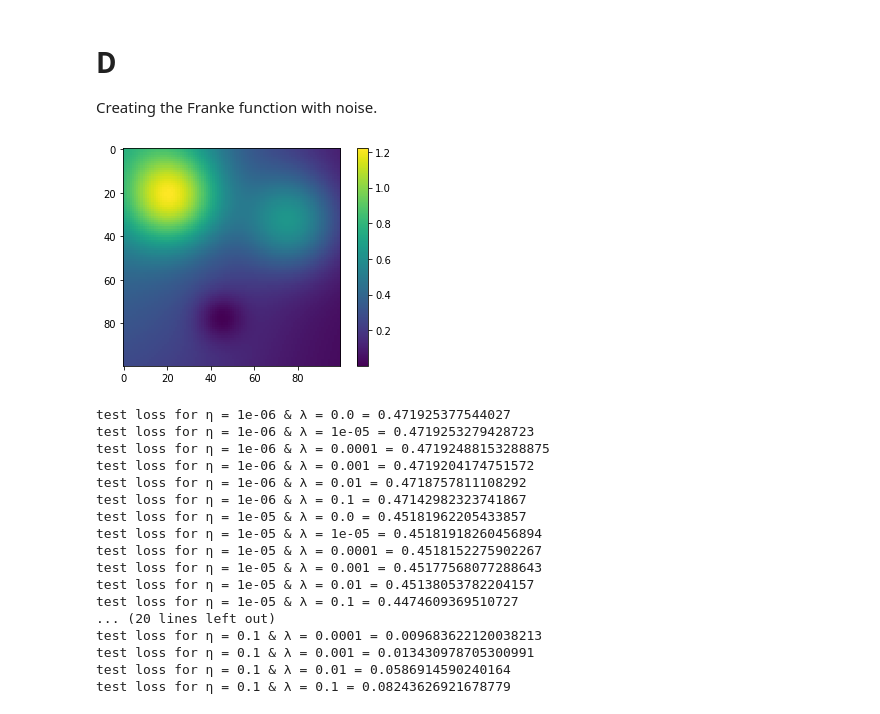
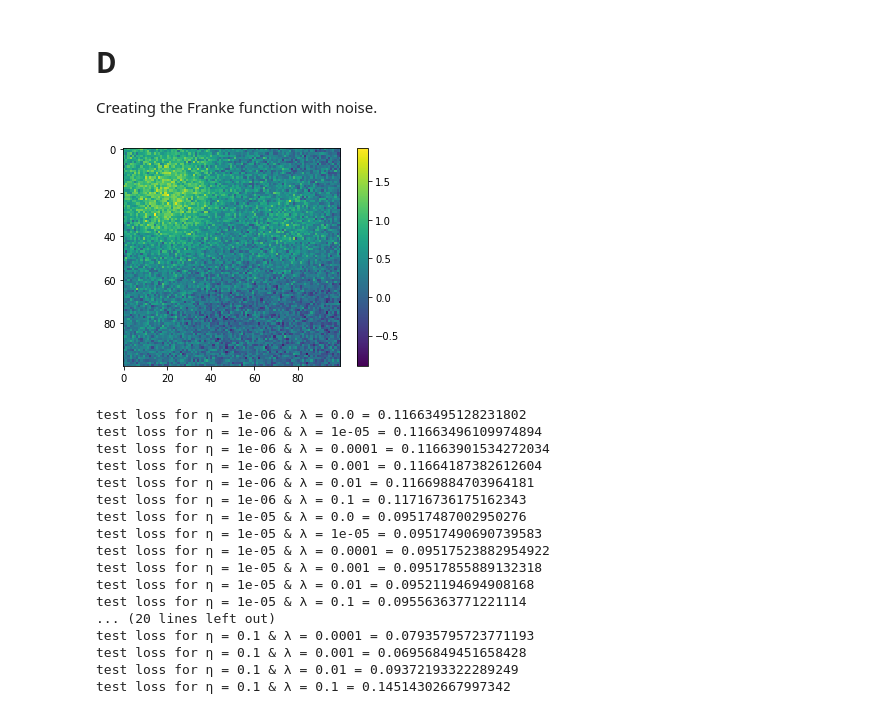
Before and after one commit to VemundST/Project2, a Jupyter notebook: Vemund/Part_D_LinearRegression-Copy1.ipynb, the cells around one changed output. Drawn from its saved outputs; the diff is of its cells as text; code cells hidden in the pictures.

```diff
--- a/Vemund/Part_D_LinearRegression-Copy1.ipynb
+++ b/Vemund/Part_D_LinearRegression-Copy1.ipynb
@@ -23,20 +23,20 @@ Creating the Franke function with noise.
 # %%
 n=100
 x = np.linspace(0,1,n)
 y = x
 x_mesh, y_mesh  = np.meshgrid(x,y)
-noise_level     = 0.0
+noise_level     = 0.25
 frank           = fx.FrankeFunction(x_mesh, y_mesh, noise_level)
 
 plt.imshow(frank)
 plt.colorbar()
 plt.show()
 
 frank=frank.ravel()
 frank=frank.reshape([len(frank),1])
 design=fx.DesignDesign(x,y,8)
 # %% [output]
-[figure, old version]
+[figure, new version]
 # %%
 epochs=1000
 batch_size=int(len(frank)/20)
@@ -45,8 +45,8 @@ etavec = np.logspace(-6, -1, 6)
 lmbvec = np.logspace(-6, -1, 6)
 lmbvec[0]=0
 k=5
-activation = [lrf.sigmoid, lrf.sigmoid, lrf.relu]
-derivative = [lrf.sigmoid_deriv, lrf.sigmoid_deriv, lrf.relu_deriv]
+activation = [lrf.relu, lrf.sigmoid, lrf.relu]
+derivative = [lrf.relu_deriv, lrf.sigmoid_deriv, lrf.relu_deriv]
 
 
 
@@ -65,9 +65,9 @@ for i, etas in enumerate(etavec):
             ytest  = y_folds[kf]
 
             np.random.seed(2019)
-            neural_net = nn.ANN(lmb=lmb, bias=0, eta=etas,early_stop_tol = 10e-01,\
+            neural_net = nn.ANN(lmb=lmb, bias=0, eta=etas,early_stop_tol = 10e-04,\
                                 early_stop_nochange=200, mode = 'regression', regularization = 'l1')
-            neural_net.add_layers(n_features=[n_features,50,20], n_neurons = [50,20,1] , n_layers=3)
+            neural_net.add_layers(n_features=[n_features,80,40], n_neurons = [80,40,1] , n_layers=3)
 
             neural_net.train(epochs, batch_size, xtrain,ytrain,activation,derivative \
                              ,xtest,ytest, verbose=False)
@@ -81,23 +81,23 @@ for i, etas in enumerate(etavec):
 test_loss = test_loss/k
 test_r2 = test_r2/k
 # %% [output]
-test loss for η = 1e-06 & λ = 0.0 = 0.471925377544027
-test loss for η = 1e-06 & λ = 1e-05 = 0.4719253279428723
-test loss for η = 1e-06 & λ = 0.0001 = 0.47192488153288875
-test loss for η = 1e-06 & λ = 0.001 = 0.4719204174751572
-test loss for η = 1e-06 & λ = 0.01 = 0.4718757811108292
-test loss for η = 1e-06 & λ = 0.1 = 0.47142982323741867
-test loss for η = 1e-05 & λ = 0.0 = 0.45181962205433857
-test loss for η = 1e-05 & λ = 1e-05 = 0.45181918260456894
-test loss for η = 1e-05 & λ = 0.0001 = 0.4518152275902267
-test loss for η = 1e-05 & λ = 0.001 = 0.45177568077288643
-test loss for η = 1e-05 & λ = 0.01 = 0.45138053782204157
-test loss for η = 1e-05 & λ = 0.1 = 0.4474609369510727
+test loss for η = 1e-06 & λ = 0.0 = 0.11663495128231802
+test loss for η = 1e-06 & λ = 1e-05 = 0.11663496109974894
+test loss for η = 1e-06 & λ = 0.0001 = 0.11663901534272034
+test loss for η = 1e-06 & λ = 0.001 = 0.11664187382612604
+test loss for η = 1e-06 & λ = 0.01 = 0.11669884703964181
+test loss for η = 1e-06 & λ = 0.1 = 0.11716736175162343
+test loss for η = 1e-05 & λ = 0.0 = 0.09517487002950276
+test loss for η = 1e-05 & λ = 1e-05 = 0.09517490690739583
+test loss for η = 1e-05 & λ = 0.0001 = 0.09517523882954922
+test loss for η = 1e-05 & λ = 0.001 = 0.09517855889132318
+test loss for η = 1e-05 & λ = 0.01 = 0.09521194694908168
+test loss for η = 1e-05 & λ = 0.1 = 0.09556363771221114
 ... (20 lines left out)
-test loss for η = 0.1 & λ = 0.0001 = 0.009683622120038213
-test loss for η = 0.1 & λ = 0.001 = 0.013430978705300991
-test loss for η = 0.1 & λ = 0.01 = 0.0586914590240164
-test loss for η = 0.1 & λ = 0.1 = 0.08243626921678779
+test loss for η = 0.1 & λ = 0.0001 = 0.07935795723771193
+test loss for η = 0.1 & λ = 0.001 = 0.06956849451658428
+test loss for η = 0.1 & λ = 0.01 = 0.09372193322289249
+test loss for η = 0.1 & λ = 0.1 = 0.14514302667997342
 # %%
 yticklabels = etavec
 xticklabels = lmbvec
```
Also changed, not shown: parts of 11 cells of this notebook, 14 other files.
